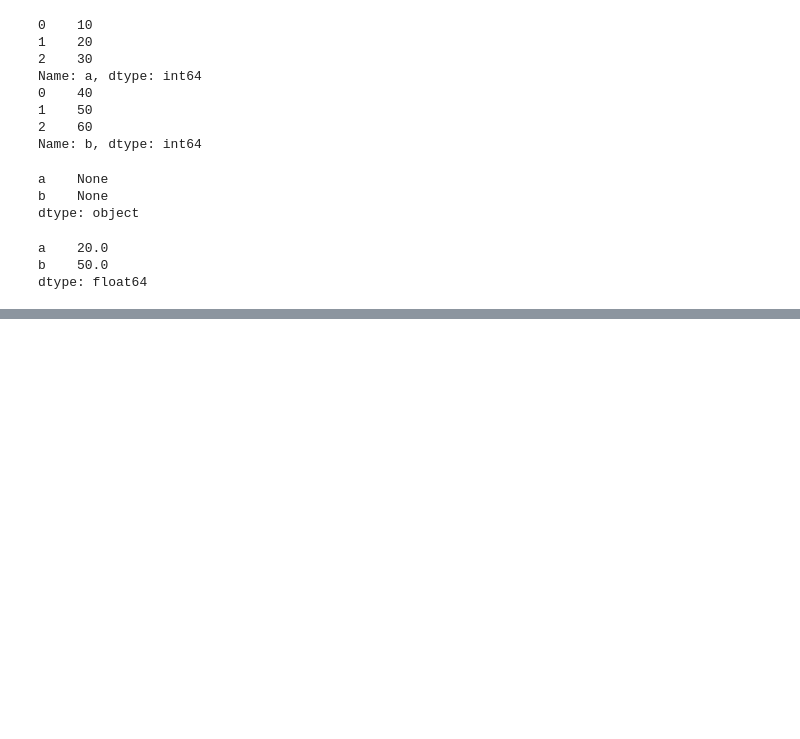
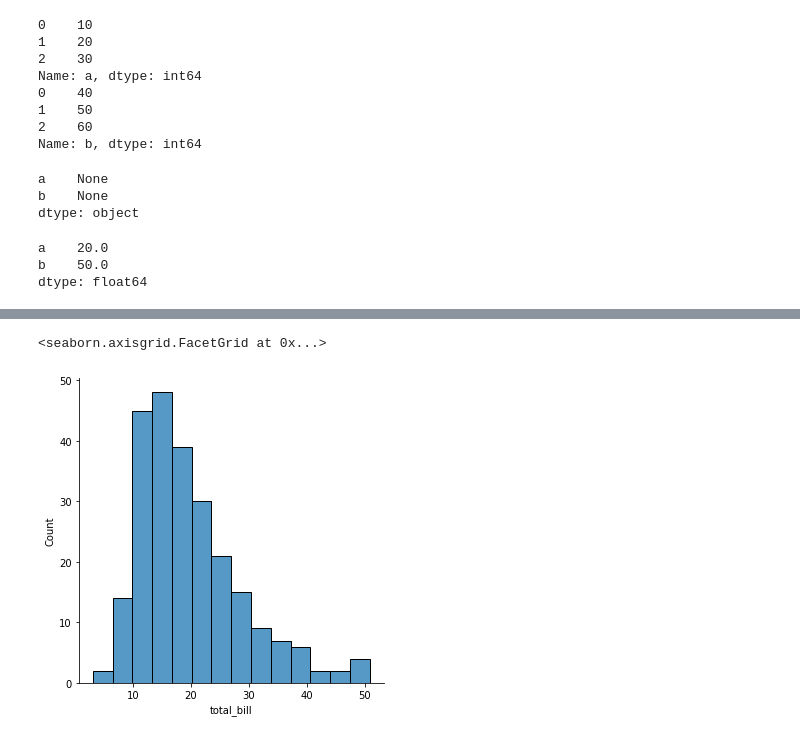
Before and after one commit to adityadesle/pandas, a Jupyter notebook: Pandas.ipynb, the cells around one changed output, grey strips where cells are left out. Saved outputs shown, nothing was run; the diff lists cells and outputs as text; code cells hidden in the pictures; blank space fills up the shorter version.

```diff
--- a/Pandas.ipynb
+++ b/Pandas.ipynb
@@ -573,0 +613,5 @@ dtype: float64
+# %%
+sns.displot(tips.total_bill)
+# %% [output]
+<seaborn.axisgrid.FacetGrid at 0x...>
+[figure, added]
```
Also changed, not shown: parts of 18 cells of this notebook, 6 other files.
